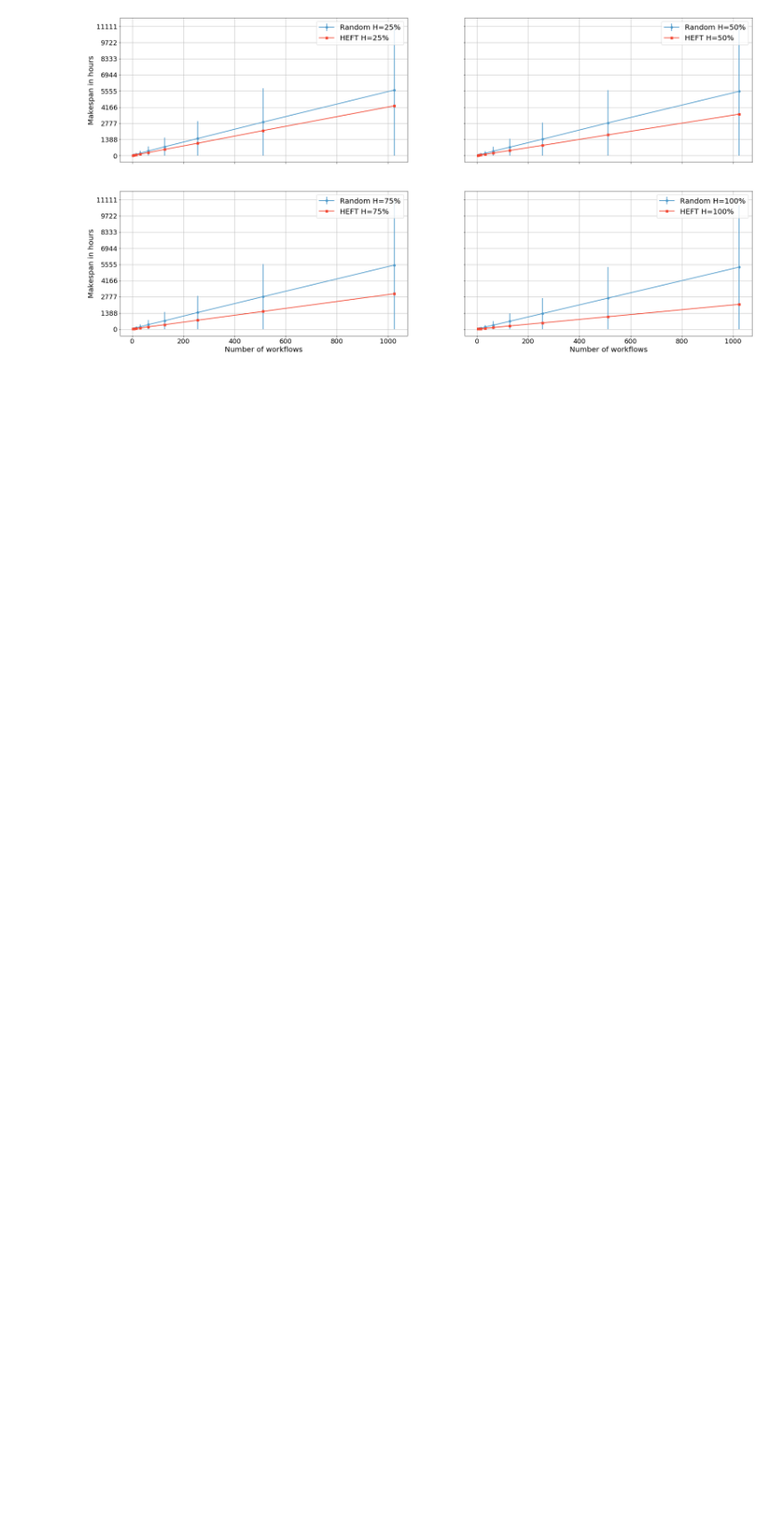
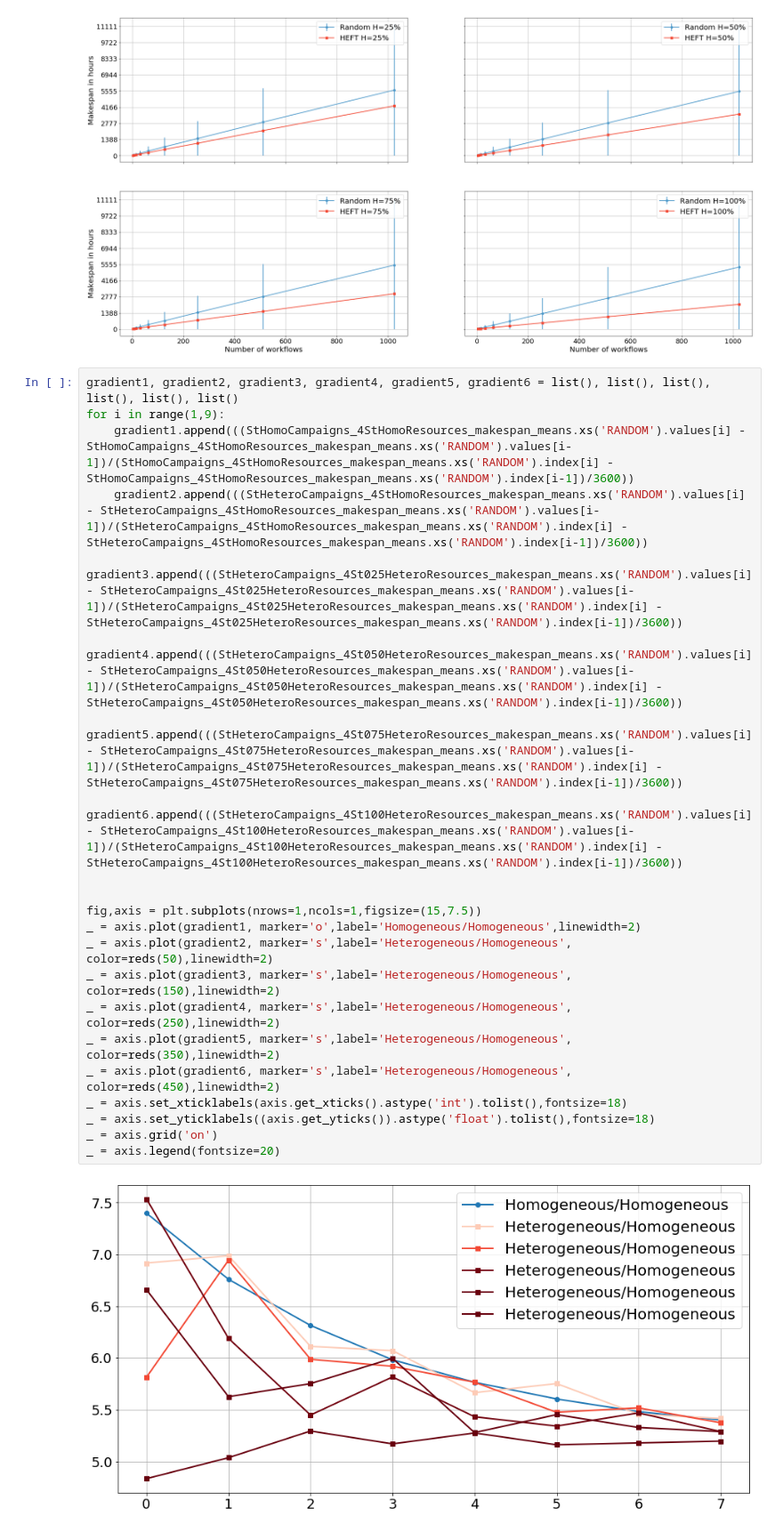
Before and after one commit to radical-project/campaign_manager, a Jupyter notebook: experiments/StaticResourcesExperiments.ipynb, the cells around one changed output. Shown: that part at 89% size. Saved outputs shown, nothing was run; the diff lists cells and outputs as text; blank space fills up the shorter version.

```diff
--- a/experiments/StaticResourcesExperiments.ipynb
+++ b/experiments/StaticResourcesExperiments.ipynb
@@ -238,3 +237,27 @@ _ = axis[1,1].legend(fontsize=20)
 #_ = axis.set_title('Makespan comparison of static heterogeneous campaigns on static homogeneous resources', fontsize=22)
 # %% [output]
 [figure]
+# %%
+gradient1, gradient2, gradient3, gradient4, gradient5, gradient6 = list(), list(), list(), list(), list(), list()
+for i in range(1,9):
+    gradient1.append(((StHomoCampaigns_4StHomoResources_makespan_means.xs('RANDOM').values[i] - StHomoCampaigns_4StHomoResources_makespan_means.xs('RANDOM').values[i-1])/(StHomoCampaigns_4StHomoResources_makespan_means.xs('RANDOM').index[i] - StHomoCampaigns_4StHomoResources_makespan_means.xs('RANDOM').index[i-1])/3600))
+    gradient2.append(((StHeteroCampaigns_4StHomoResources_makespan_means.xs('RANDOM').values[i] - StHeteroCampaigns_4StHomoResources_makespan_means.xs('RANDOM').values[i-1])/(StHeteroCampaigns_4StHomoResources_makespan_means.xs('RANDOM').index[i] - StHeteroCampaigns_4StHomoResources_makespan_means.xs('RANDOM').index[i-1])/3600))
+    gradient3.append(((StHeteroCampaigns_4St025HeteroResources_makespan_means.xs('RANDOM').values[i] - StHeteroCampaigns_4St025HeteroResources_makespan_means.xs('RANDOM').values[i-1])/(StHeteroCampaigns_4St025HeteroResources_makespan_means.xs('RANDOM').index[i] - StHeteroCampaigns_4St025HeteroResources_makespan_means.xs('RANDOM').index[i-1])/3600))
+    gradient4.append(((StHeteroCampaigns_4St050HeteroResources_makespan_means.xs('RANDOM').values[i] - StHeteroCampaigns_4St050HeteroResources_makespan_means.xs('RANDOM').values[i-1])/(StHeteroCampaigns_4St050HeteroResources_makespan_means.xs('RANDOM').index[i] - StHeteroCampaigns_4St050HeteroResources_makespan_means.xs('RANDOM').index[i-1])/3600))
+    gradient5.append(((StHeteroCampaigns_4St075HeteroResources_makespan_means.xs('RANDOM').values[i] - StHeteroCampaigns_4St075HeteroResources_makespan_means.xs('RANDOM').values[i-1])/(StHeteroCampaigns_4St075HeteroResources_makespan_means.xs('RANDOM').index[i] - StHeteroCampaigns_4St075HeteroResources_makespan_means.xs('RANDOM').index[i-1])/3600))
+    gradient6.append(((StHeteroCampaigns_4St100HeteroResources_makespan_means.xs('RANDOM').values[i] - StHeteroCampaigns_4St100HeteroResources_makespan_means.xs('RANDOM').values[i-1])/(StHeteroCampaigns_4St100HeteroResources_makespan_means.xs('RANDOM').index[i] - StHeteroCampaigns_4St100HeteroResources_makespan_means.xs('RANDOM').index[i-1])/3600))
+
+
+fig,axis = plt.subplots(nrows=1,ncols=1,figsize=(15,7.5))
+_ = axis.plot(gradient1, marker='o',label='Homogeneous/Homogeneous',linewidth=2)
+_ = axis.plot(gradient2, marker='s',label='Heterogeneous/Homogeneous', color=reds(50),linewidth=2)
+_ = axis.plot(gradient3, marker='s',label='Heterogeneous/Homogeneous', color=reds(150),linewidth=2)
+_ = axis.plot(gradient4, marker='s',label='Heterogeneous/Homogeneous', color=reds(250),linewidth=2)
+_ = axis.plot(gradient5, marker='s',label='Heterogeneous/Homogeneous', color=reds(350),linewidth=2)
+_ = axis.plot(gradient6, marker='s',label='Heterogeneous/Homogeneous', color=reds(450),linewidth=2)
+_ = axis.set_xticklabels(axis.get_xticks().astype('int').tolist(),fontsize=18)
+_ = axis.set_yticklabels((axis.get_yticks()).astype('float').tolist(),fontsize=18)
+_ = axis.grid('on')
+_ = axis.legend(fontsize=20)
+# %% [output]
+[figure, added]
```
Also changed, not shown: parts of 3 cells of this notebook.
